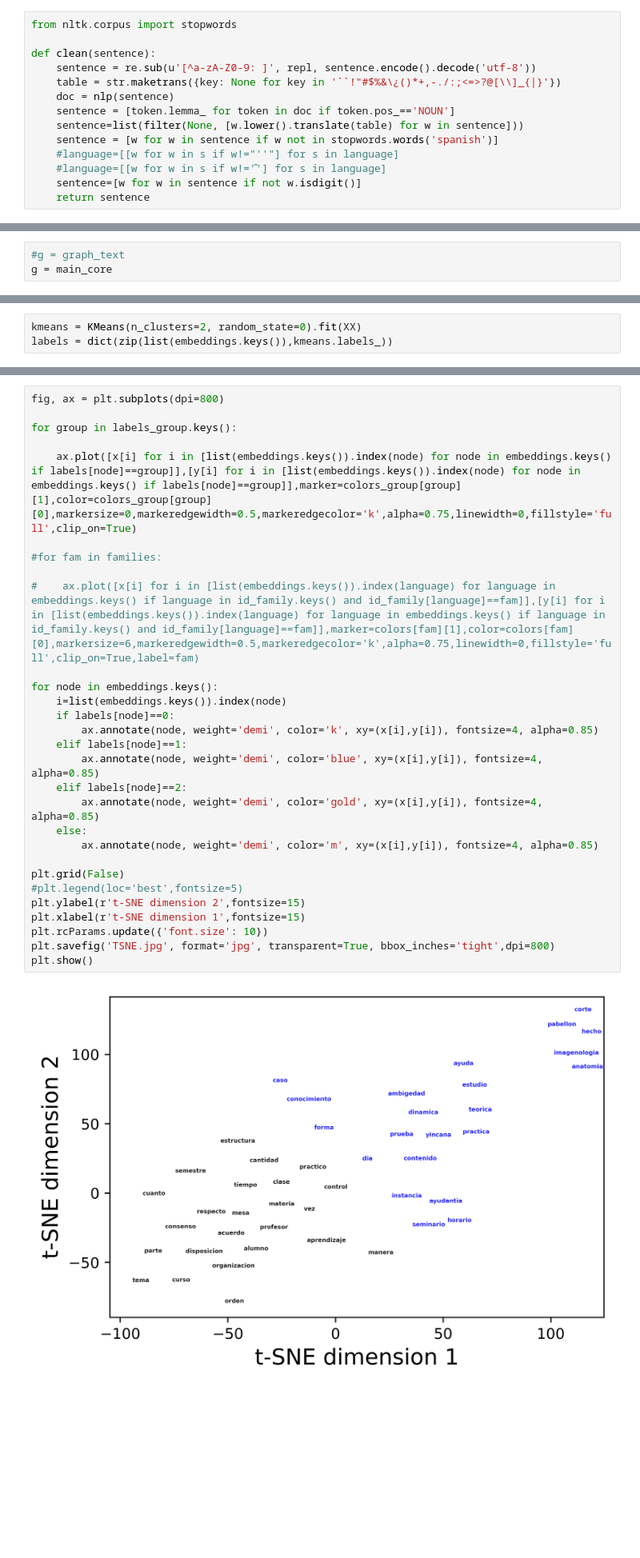
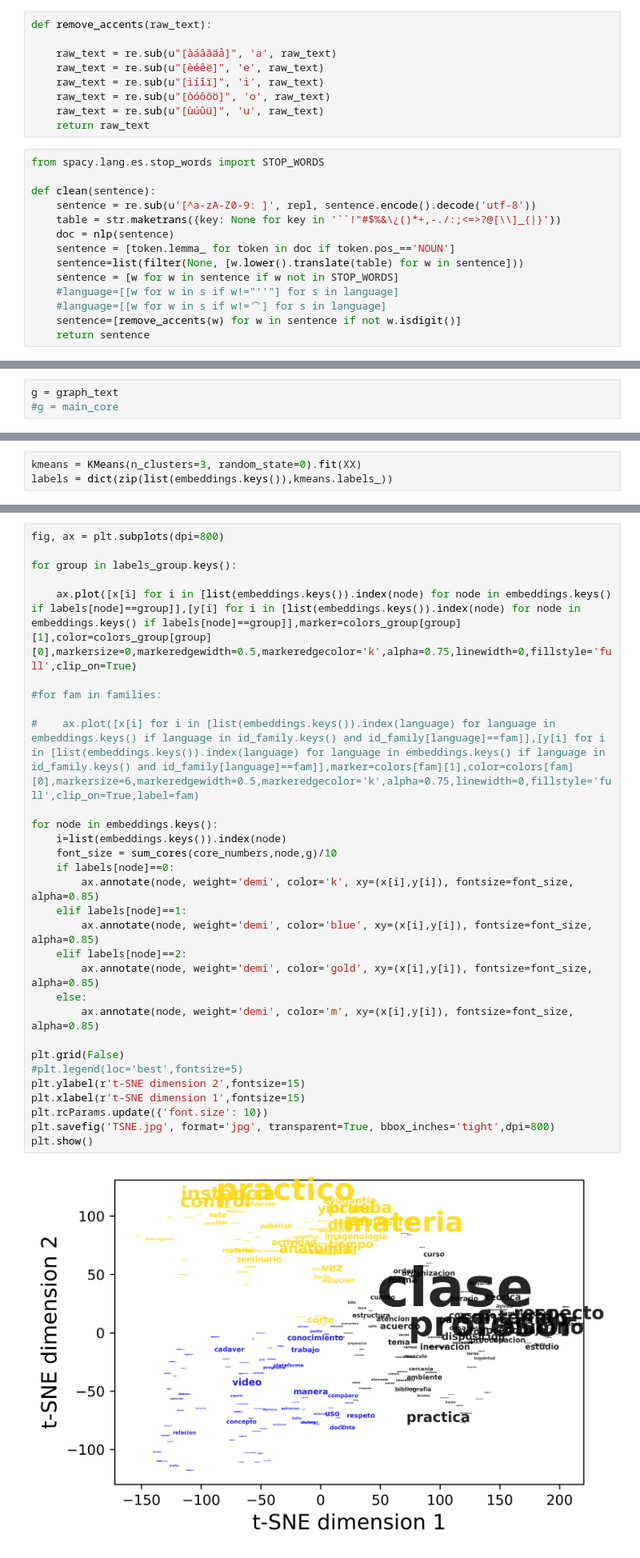
Before and after one commit to javiervz/sentence, a Jupyter notebook: spanish/gow-spanish.ipynb, the cells around one changed output, grey strips where cells are left out. Shown at 80% size. Cells and saved outputs as stored; diff of their text form; blank space fills up the shorter version.

```diff
--- a/spanish/gow-spanish.ipynb
+++ b/spanish/gow-spanish.ipynb
@@ -111,5 +105,14 @@ def repl(match):
+# %%
+def remove_accents(raw_text):
+
+    raw_text = re.sub(u"[àáâãäå]", 'a', raw_text)
+    raw_text = re.sub(u"[èéêë]", 'e', raw_text)
+    raw_text = re.sub(u"[ìíîï]", 'i', raw_text)
+    raw_text = re.sub(u"[òóôõö]", 'o', raw_text)
+    raw_text = re.sub(u"[ùúûü]", 'u', raw_text)
+    return raw_text
 # %%
-from nltk.corpus import stopwords
+from spacy.lang.es.stop_words import STOP_WORDS
 
 def clean(sentence):
     sentence = re.sub(u'[^a-zA-Z0-9: ]', repl, sentence.encode().decode('utf-8'))
@@ -117,9 +120,9 @@ def clean(sentence):
     doc = nlp(sentence)
     sentence = [token.lemma_ for token in doc if token.pos_=='NOUN']
     sentence=list(filter(None, [w.lower().translate(table) for w in sentence]))
-    sentence = [w for w in sentence if w not in stopwords.words('spanish')]
+    sentence = [w for w in sentence if w not in STOP_WORDS]
     #language=[[w for w in s if w!="''"] for s in language]
     #language=[[w for w in s if w!='̃'] for s in language]
-    sentence=[w for w in sentence if not w.isdigit()]
+    sentence=[remove_accents(w) for w in sentence if not w.isdigit()]
     return sentence
 # %%
@@ -406,8 +401,8 @@ sim_sentences_filtered
 import numpy.linalg as la
 import scipy.cluster.vq as vq
 # %%
-#g = graph_text
-g = main_core
+g = graph_text
+#g = main_core
 # %%
 A = nx.adjacency_matrix(g,weight='weight')
 # %%
@@ -488,5 +483,5 @@ For n_clusters = 10 The average silhouette_score is : 0.36246258
 # %%
-kmeans = KMeans(n_clusters=2, random_state=0).fit(XX)
+kmeans = KMeans(n_clusters=3, random_state=0).fit(XX)
 labels = dict(zip(list(embeddings.keys()),kmeans.labels_))
 # %%
 v = defaultdict(list)
@@ -508,31 +503,32 @@ dict_keys([0, 1])
 # %%
 fig, ax = plt.subplots(dpi=800)
 
 for group in labels_group.keys():
 
     ax.plot([x[i] for i in [list(embeddings.keys()).index(node) for node in embeddings.keys() if labels[node]==group]],[y[i] for i in [list(embeddings.keys()).index(node) for node in embeddings.keys() if labels[node]==group]],marker=colors_group[group][1],color=colors_group[group][0],markersize=0,markeredgewidth=0.5,markeredgecolor='k',alpha=0.75,linewidth=0,fillstyle='full',clip_on=True)
 
 #for fam in families:
 
 #    ax.plot([x[i] for i in [list(embeddings.keys()).index(language) for language in embeddings.keys() if language in id_family.keys() and id_family[language]==fam]],[y[i] for i in [list(embeddings.keys()).index(language) for language in embeddings.keys() if language in id_family.keys() and id_family[language]==fam]],marker=colors[fam][1],color=colors[fam][0],markersize=6,markeredgewidth=0.5,markeredgecolor='k',alpha=0.75,linewidth=0,fillstyle='full',clip_on=True,label=fam)
 
 for node in embeddings.keys():
     i=list(embeddings.keys()).index(node)
+    font_size = sum_cores(core_numbers,node,g)/10
     if labels[node]==0:
-        ax.annotate(node, weight='demi', color='k', xy=(x[i],y[i]), fontsize=4, alpha=0.85)
+        ax.annotate(node, weight='demi', color='k', xy=(x[i],y[i]), fontsize=font_size, alpha=0.85)
     elif labels[node]==1:
-        ax.annotate(node, weight='demi', color='blue', xy=(x[i],y[i]), fontsize=4, alpha=0.85)
+        ax.annotate(node, weight='demi', color='blue', xy=(x[i],y[i]), fontsize=font_size, alpha=0.85)
     elif labels[node]==2:
-        ax.annotate(node, weight='demi', color='gold', xy=(x[i],y[i]), fontsize=4, alpha=0.85)
+        ax.annotate(node, weight='demi', color='gold', xy=(x[i],y[i]), fontsize=font_size, alpha=0.85)
     else:
-        ax.annotate(node, weight='demi', color='m', xy=(x[i],y[i]), fontsize=4, alpha=0.85)
+        ax.annotate(node, weight='demi', color='m', xy=(x[i],y[i]), fontsize=font_size, alpha=0.85)
 
 plt.grid(False)
 #plt.legend(loc='best',fontsize=5)
 plt.ylabel(r't-SNE dimension 2',fontsize=15)
 plt.xlabel(r't-SNE dimension 1',fontsize=15)
 plt.rcParams.update({'font.size': 10})
 plt.savefig('TSNE.jpg', format='jpg', transparent=True, bbox_inches='tight',dpi=800)
 plt.show()
 # %% [output]
-[figure, old version]
+[figure, new version]
```
Also changed, not shown: parts of 26 cells of this notebook, 2 other files.
